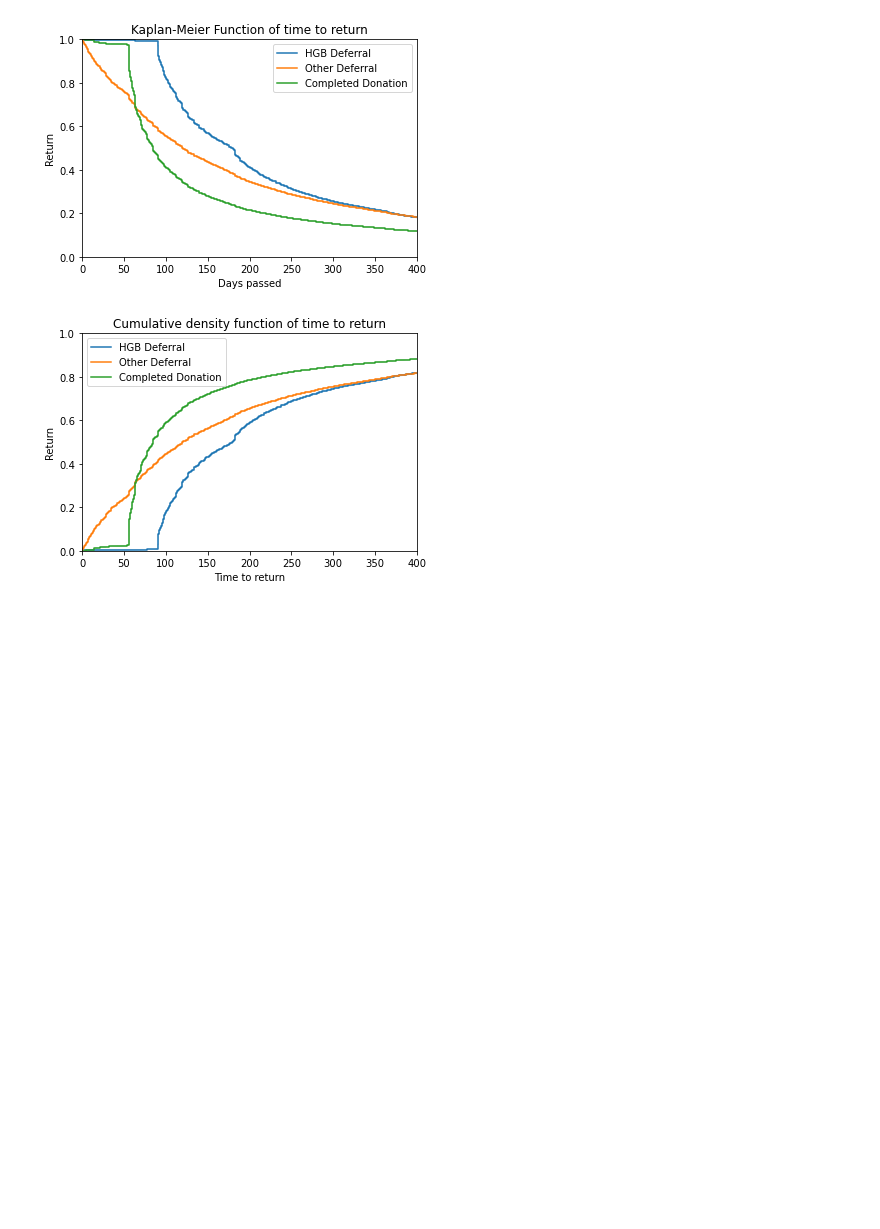
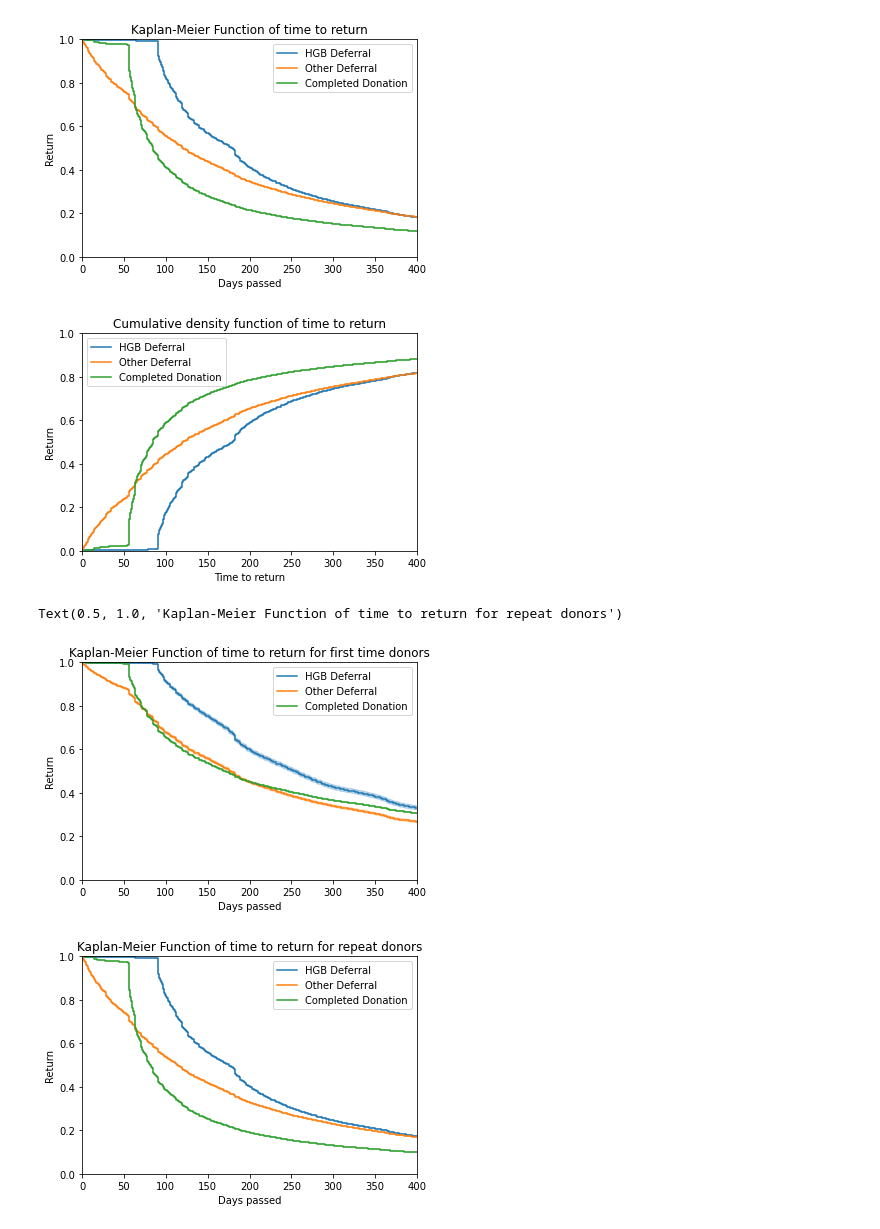
Before and after one commit to altonrus/donor-return-dynamics, a Jupyter notebook: 2_scripts/02_kaplan_meier.ipynb, the cells around one changed output. Drawn from its saved outputs; the diff is of its cells as text; code cells hidden in the pictures; blank space fills up the shorter version.

```diff
--- a/2_scripts/02_kaplan_meier.ipynb
+++ b/2_scripts/02_kaplan_meier.ipynb
@@ -70,6 +65,67 @@ plt.title("Cumulative density function of time to return")
 Text(0.5, 1.0, 'Cumulative density function of time to return')
 [figure]
 [figure]
+# %%
+# split by first time and repeat
+
+#create fitter objects for the 3 types for first
+kmf_hgb_first= KaplanMeierFitter()
+kmf_other_first=KaplanMeierFitter()
+kmf_comp_first=KaplanMeierFitter()
+
+#create fitter objects for the 3 types for repeat
+kmf_hgb_repeat= KaplanMeierFitter()
+kmf_other_repeat=KaplanMeierFitter()
+kmf_comp_repeat=KaplanMeierFitter()
+
+#didvide data into first and repeat
+first = df.query("first_time == 1")
+repeat =df.query("first_time == 0")
+
+#divide data into 3 groups based on deferral type for first
+hgb_def_first=first.query("OUTCOME_TYPE == 'low hgb'")
+other_def_first=first.query("OUTCOME_TYPE == 'other deferral'")
+comp_don_first=first.query("OUTCOME_TYPE == 'completed'")
+
+#divide data into 3 groups based on deferral type for repeat
+hgb_def_repeat=repeat.query("OUTCOME_TYPE == 'low hgb'")
+other_def_repeat=repeat.query("OUTCOME_TYPE == 'other deferral'")
+comp_don_repeat=repeat.query("OUTCOME_TYPE == 'completed'")
+
+ # for first time donors
+#fiiting the curves
+kmf_hgb_first.fit(durations =  hgb_def_first["time_to_return"],event_observed = hgb_def_first["CENSORED"] ,label="HGB Deferral")
+kmf_other_first.fit(durations =  other_def_first["time_to_return"],event_observed = other_def_first["CENSORED"], label="Other Deferral")
+kmf_comp_first.fit(durations =  comp_don_first["time_to_return"],event_observed = comp_don_first["CENSORED"], label="Completed Donation")
+
+#plot survival function data
+kmf_hgb_first.plot()
+kmf_other_first.plot()
+kmf_comp_first.plot()
+plt.axis([0, 400, 0, 1])
+plt.xlabel("Days passed")
+plt.ylabel("Return")
+plt.title("Kaplan-Meier Function of time to return for first time donors")
+
+#for repeat donors
+#fiiting the curves
+kmf_hgb_repeat.fit(durations =  hgb_def_repeat["time_to_return"],event_observed = hgb_def_repeat["CENSORED"] ,label="HGB Deferral")
+kmf_other_repeat.fit(durations =  other_def_repeat["time_to_return"],event_observed = other_def_repeat["CENSORED"], label="Other Deferral")
+kmf_comp_repeat.fit(durations =  comp_don_repeat["time_to_return"],event_observed = comp_don_repeat["CENSORED"], label="Completed Donation")
+
+#plot survival function data
+plt.figure()
+kmf_hgb_repeat.plot()
+kmf_other_repeat.plot()
+kmf_comp_repeat.plot()
+plt.axis([0, 400, 0, 1])
+plt.xlabel("Days passed")
+plt.ylabel("Return")
+plt.title("Kaplan-Meier Function of time to return for repeat donors")
+# %% [output]
+Text(0.5, 1.0, 'Kaplan-Meier Function of time to return for repeat donors')
+[figure, added]
+[figure, added]
 # %%
 # KM fixed, mobile - for the 3 categories
 
```
Also changed, not shown: parts of 7 cells of this notebook, 4 other files.
